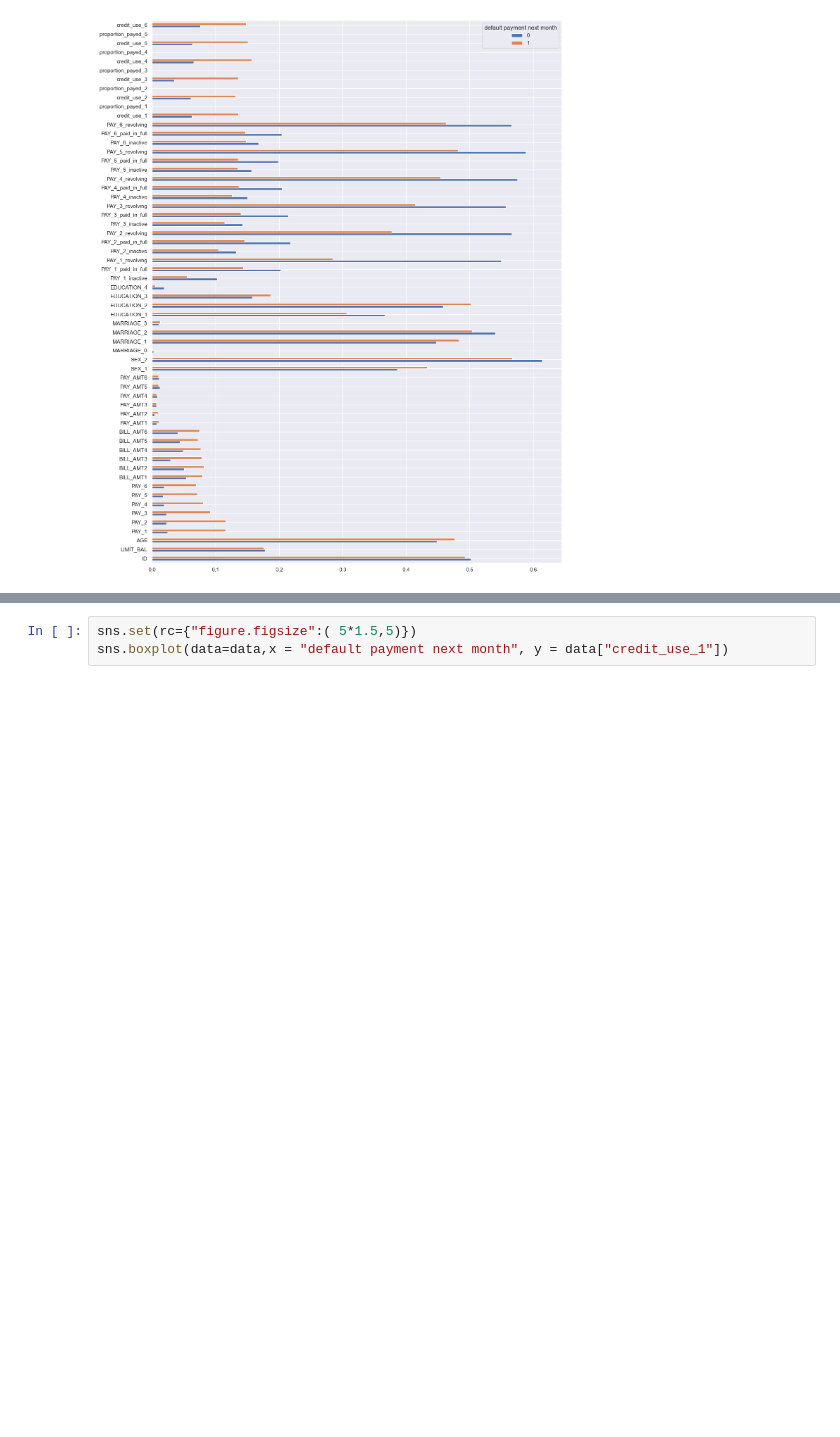
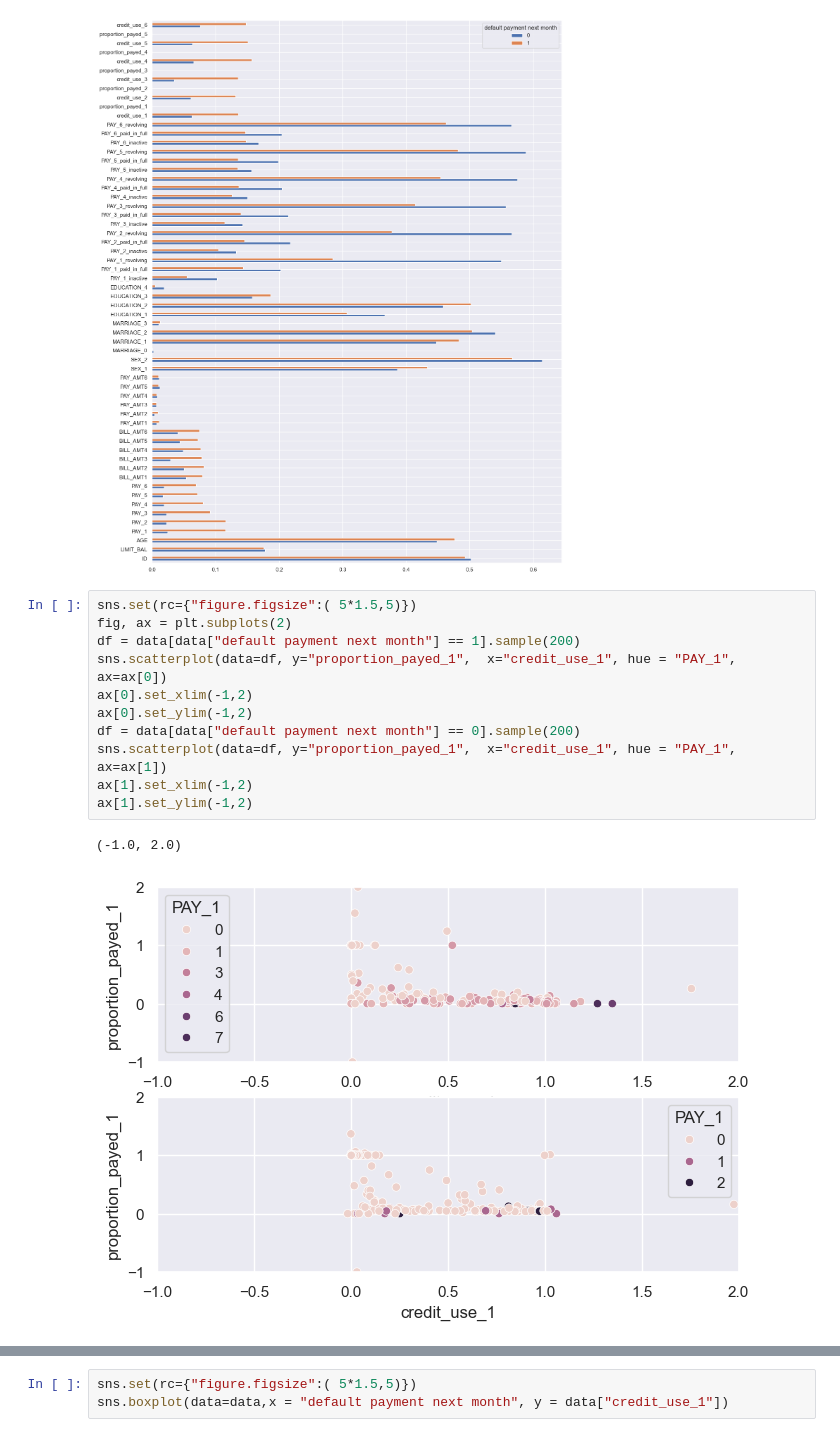
Before and after one commit to jkritsch/Predicting-Credit-Card-Default, a Jupyter notebook: notebooks/Initial Data Cleaning by Juergen.ipynb, the cells around one changed output, grey strips where cells are left out. Saved outputs shown, nothing was run; the diff lists cells and outputs as text; blank space fills up the shorter version.

```diff
--- a/notebooks/Initial Data Cleaning by Juergen.ipynb
+++ b/notebooks/Initial Data Cleaning by Juergen.ipynb
@@ -294,4 +295,18 @@ df.transpose().plot.barh()
 # %% [output]
 <Axes: >
 [figure]
+# %%
+sns.set(rc={"figure.figsize":( 5*1.5,5)})
+fig, ax = plt.subplots(2)
+df = data[data["default payment next month"] == 1].sample(200)
+sns.scatterplot(data=df, y="proportion_payed_1",  x="credit_use_1", hue = "PAY_1", ax=ax[0])
+ax[0].set_xlim(-1,2)
+ax[0].set_ylim(-1,2)
+df = data[data["default payment next month"] == 0].sample(200)
+sns.scatterplot(data=df, y="proportion_payed_1",  x="credit_use_1", hue = "PAY_1", ax=ax[1])
+ax[1].set_xlim(-1,2)
+ax[1].set_ylim(-1,2)
+# %% [output]
+(-1.0, 2.0)
+[figure, added]
 # %% [markdown]
```
Also changed, not shown: parts of 9 cells of this notebook.
